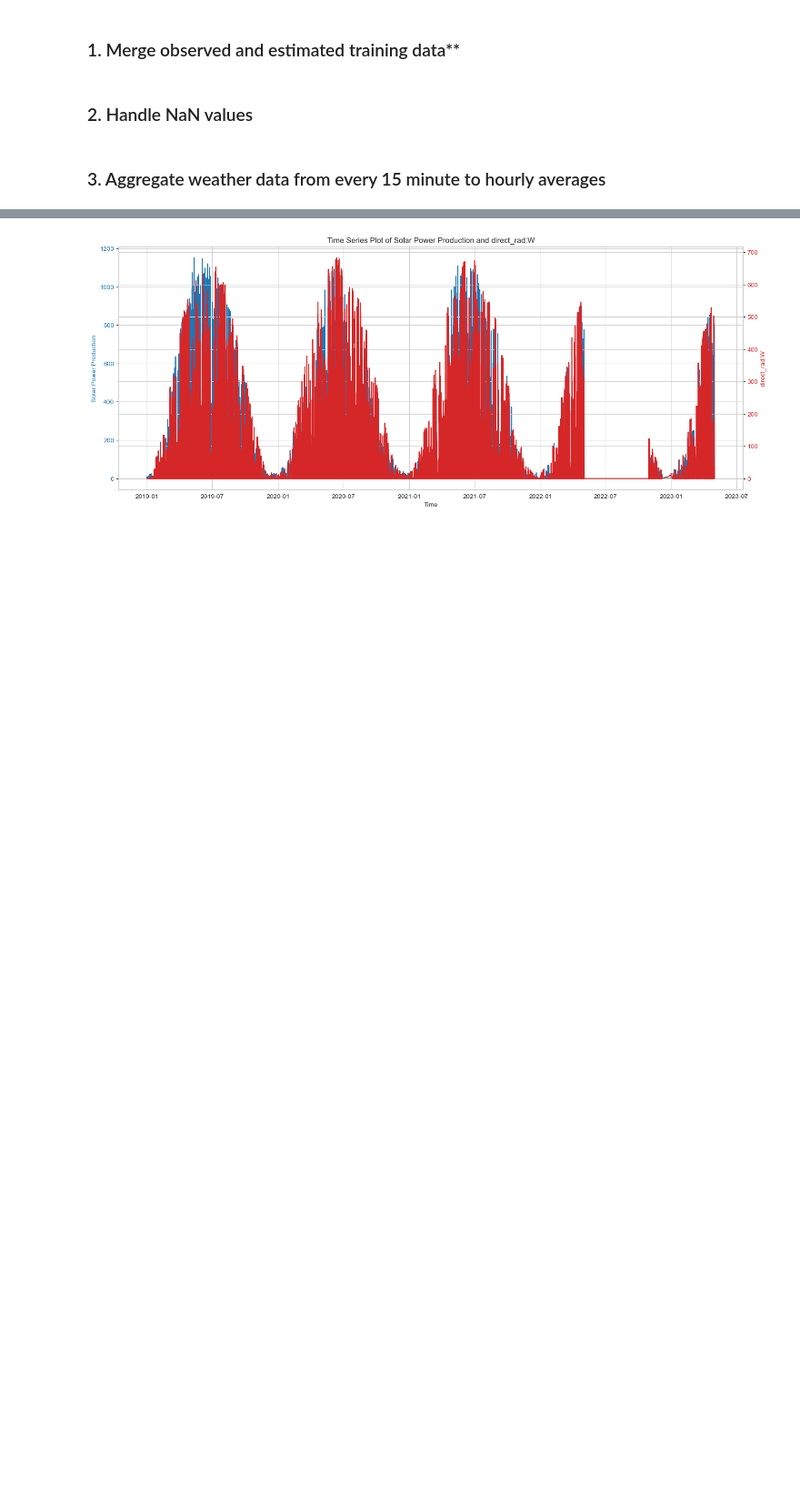
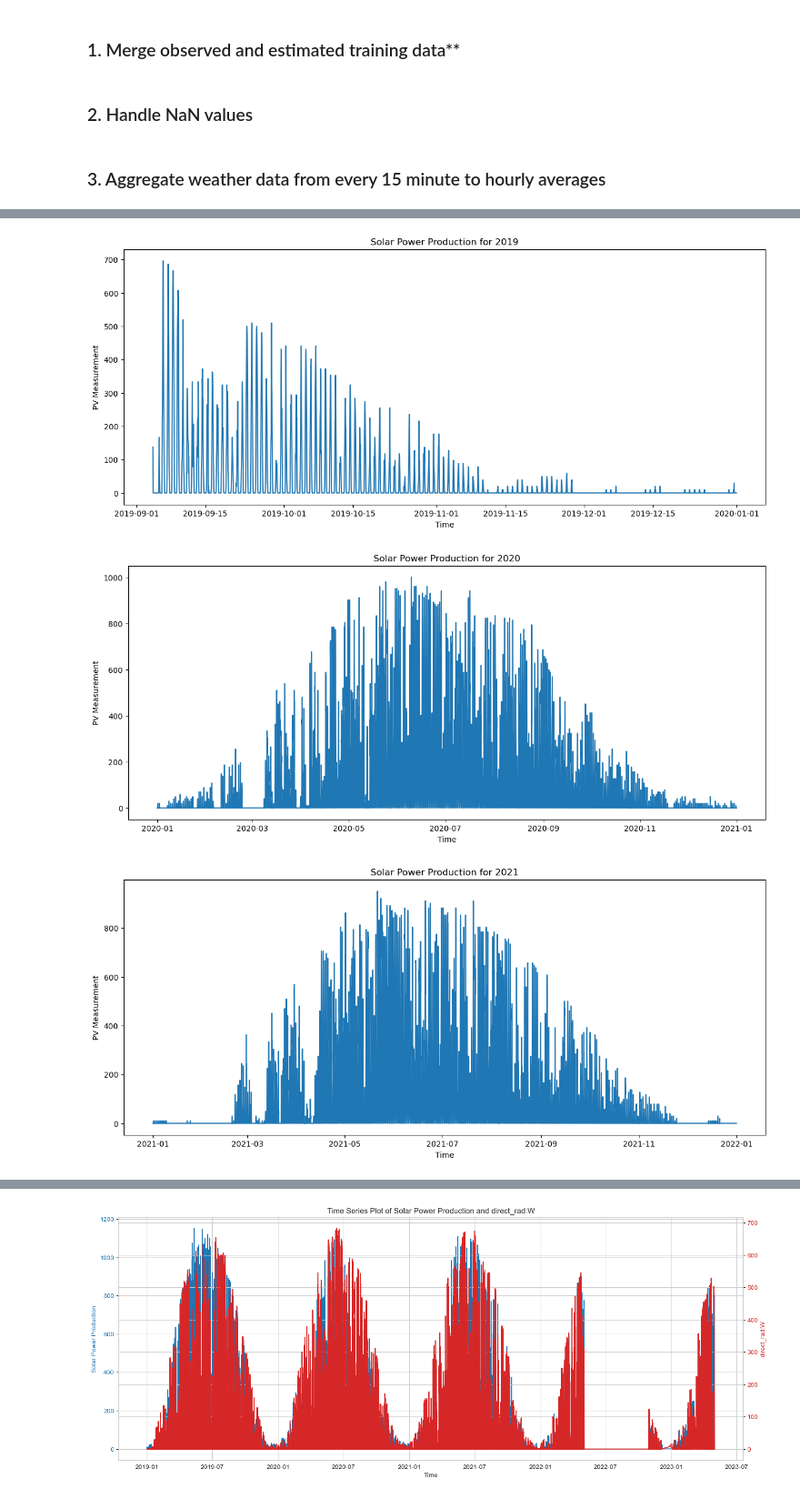
Before and after one commit to henningolweus/MLprosjekt, a Jupyter notebook: data/DataExploration.ipynb, the cells around one changed output, grey strips where cells are left out. Shown at 91% size. Cells and saved outputs as stored; diff of their text form; code cells hidden in the pictures; blank space fills up the shorter version.

```diff
--- a/data/DataExploration.ipynb
+++ b/data/DataExploration.ipynb
@@ -258,5 +190,11 @@ def transform_to_hourly(X,agg_dict, mean = False):
         return X.resample('H', on = 'date_forecast').mean()
     return X.resample('H', on = 'date_forecast').agg(agg_dict)
 
-X_train_hourly_b = transform_to_hourly(X_train_b,agg_dict1)
-X_test_hourly_b = transform_to_hourly(X_test_estimated_b, agg_dict1)
+#Remove data in X_train that has timestamp that does not exist in train_a/b/c
+#e.g missing solar power measurements from 2022-10-21 01:00 - 2022-10-28 21:00
+def pre_process(X_train,X_test, y_train):
+    X_train_hourly = transform_to_hourly(X_train,agg_dict1)
+    x_test = transform_to_hourly(X_test, agg_dict1)
+    x_train = X_train_hourly.copy()[X_train_hourly.index.isin(y_train['time'])]
+    y_train = y_train[y_train['time'].isin(x_train.index)]
+    return x_train,x_test,y_train
@@ -270,0 +201,5 @@ y_train_b = train_b.iloc[1:,:]
+# %%
+#Pre-Process dataset A
+X_train_a, X_test_a, y_train_a = pre_process(X_train_a,X_test_estimated_a,train_a)
+X_train_b, X_test_b, y_train_b = pre_process(X_train_b,X_test_estimated_b,train_b)
+X_train_c, X_test_c, y_train_c = pre_process(X_train_c,X_test_estimated_c,train_c)
@@ -304,0 +217,31 @@ plot_feature(feats[5])
+# %%
+# Time-Series plot
+def solar_prod_plot(y_train, years_per_plot = 5):
+    df = y_train.copy()
+    # Get the unique years
+    unique_years = df['time'].dt.year.unique()
+
+    # Loop over the years in chunks
+    for i in range(0, len(unique_years), years_per_plot):
+        subset_years = unique_years[i:i+years_per_plot]
+
+        # Filter the dataframe for the current chunk of years
+        subset_df = df[df['time'].dt.year.isin(subset_years)]
+
+        plt.figure(figsize=(15, 6))
+        plt.plot(subset_df['time'], subset_df['pv_measurement'])
+
+        title = f"Solar Power Production for {subset_years[0]}"
+        if len(subset_years) > 1:
+            title += f" to {subset_years[-1]}"
+
+        plt.title(title)
+        plt.xlabel("Time")
+        plt.ylabel("PV Measurement")
+        plt.show()
+# %%
+solar_prod_plot(y_train_c,1)
+# %% [output]
+[figure, added]
+[figure, added]
+[figure, added]
```
Also changed, not shown: parts of 53 cells of this notebook, 8 other files.
